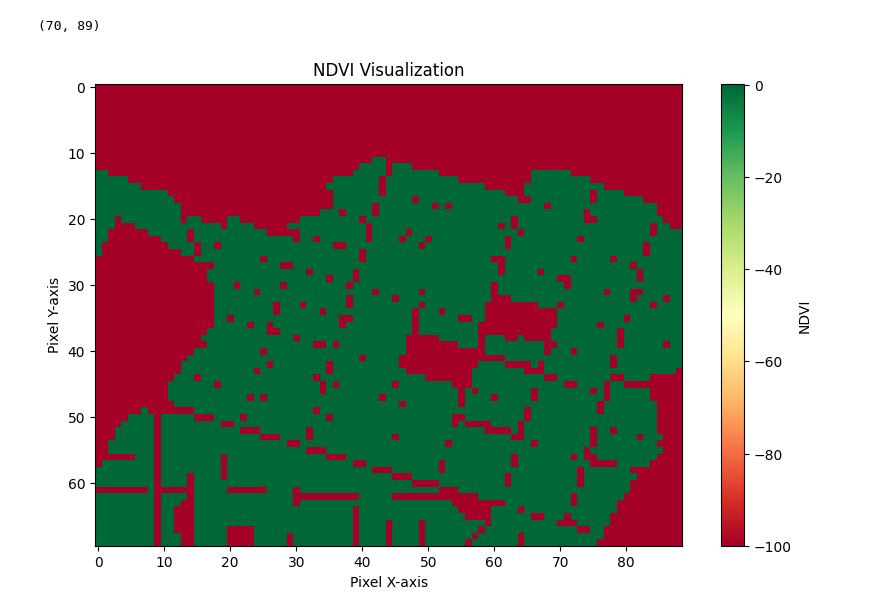
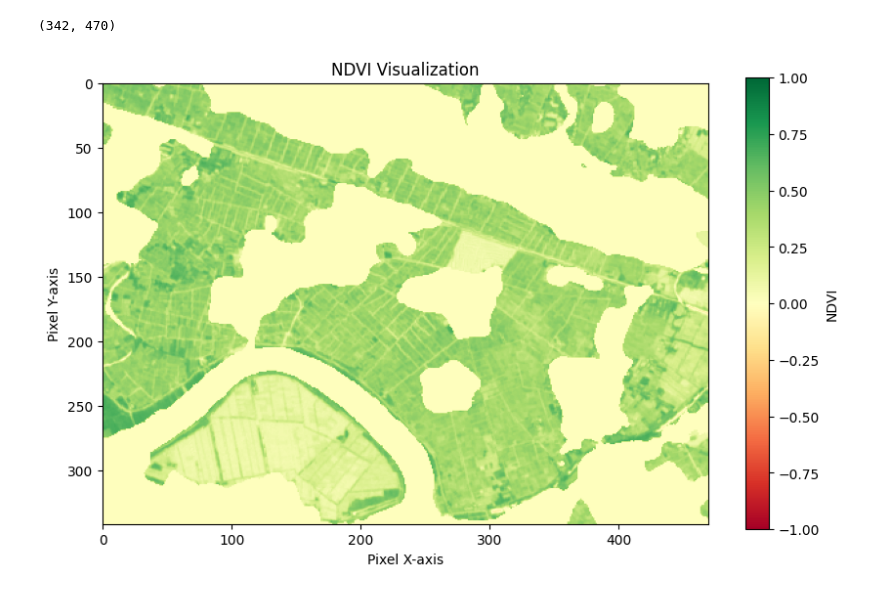
Before and after one commit to ekAI-datmh/SAR2NDVI, a Jupyter notebook: test.ipynb, the cells around one changed output. Saved outputs shown, nothing was run; the diff lists cells and outputs as text; code cells hidden in the pictures.

```diff
--- a/test.ipynb
+++ b/test.ipynb
@@ -5,21 +52,21 @@ import matplotlib.pyplot as plt
 # %%
 # Open the .tif file
-with rasterio.open("/mnt/data1tb/SAR2NDVI/output/test_tif/daiki_20170506_ndvi.tif") as src:
+with rasterio.open("/mnt/data1tb/SAR2NDVI/new_dataset/SAR2NDVI_SAMPLES_MASK/2019-12-10_NDVI.tif") as src:
     # Read Red and NIR bands (assuming Red is band 1 and NIR is band 2; adjust if different)
     ndvi = src.read(1).astype('float32')
 
 # Handle division by zero errors
 ndvi = np.nan_to_num(ndvi, nan=0.0, posinf=0.0, neginf=0.0)
 print(ndvi.shape)
 
 # Visualize the NDVI
 plt.figure(figsize=(10, 6))
-plt.imshow(ndvi, cmap='RdYlGn')  # Use a colormap that represents vegetation well
+plt.imshow(ndvi, vmin=-1, vmax=1, cmap='RdYlGn')  # Use a colormap that represents vegetation well
 plt.colorbar(label="NDVI")
 plt.title("NDVI Visualization")
 plt.xlabel("Pixel X-axis")
 plt.ylabel("Pixel Y-axis")
 plt.show()
 # %% [output]
-(70, 89)
+(342, 470)
-[figure, old version]
+[figure, new version]
```
Also changed, not shown: parts of 4 cells of this notebook, 7 other files.
